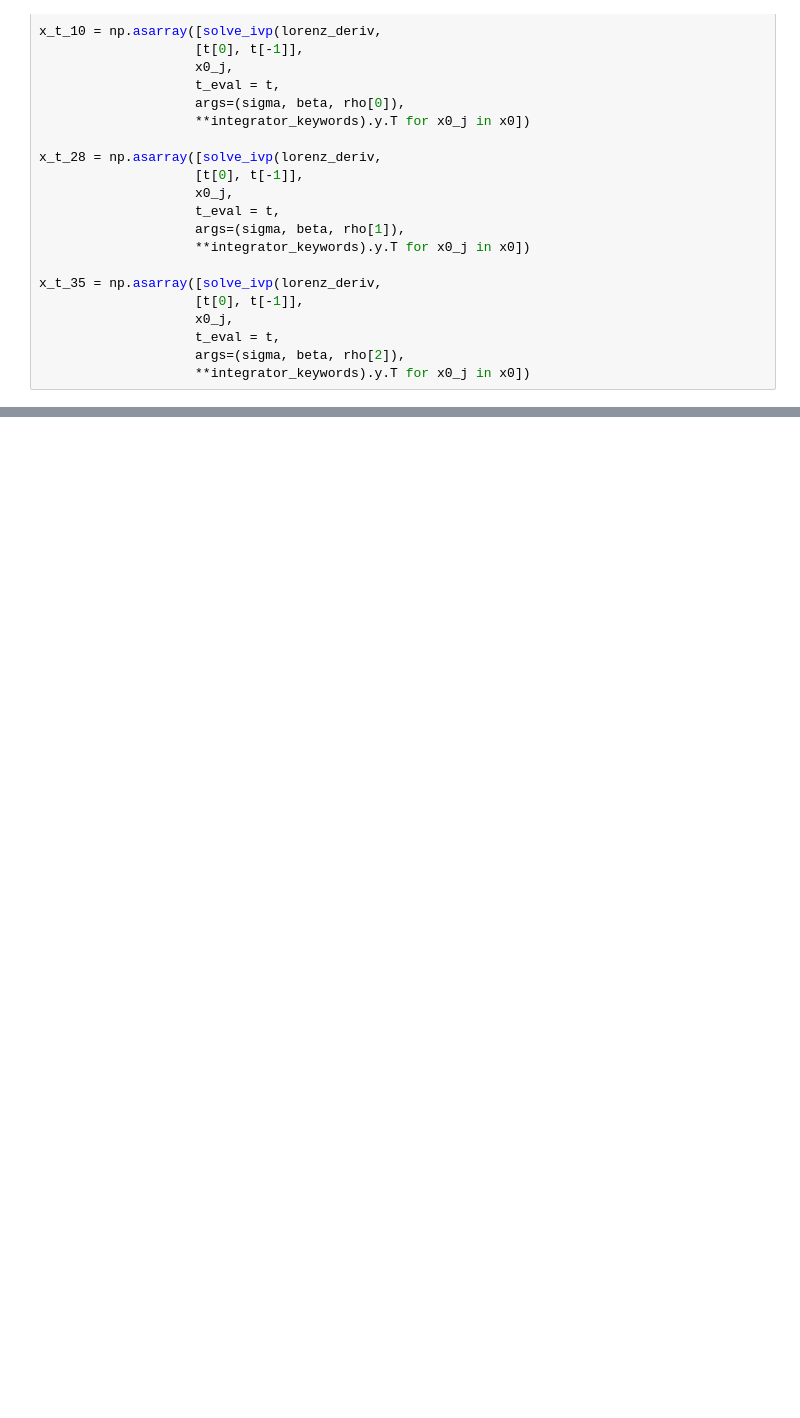
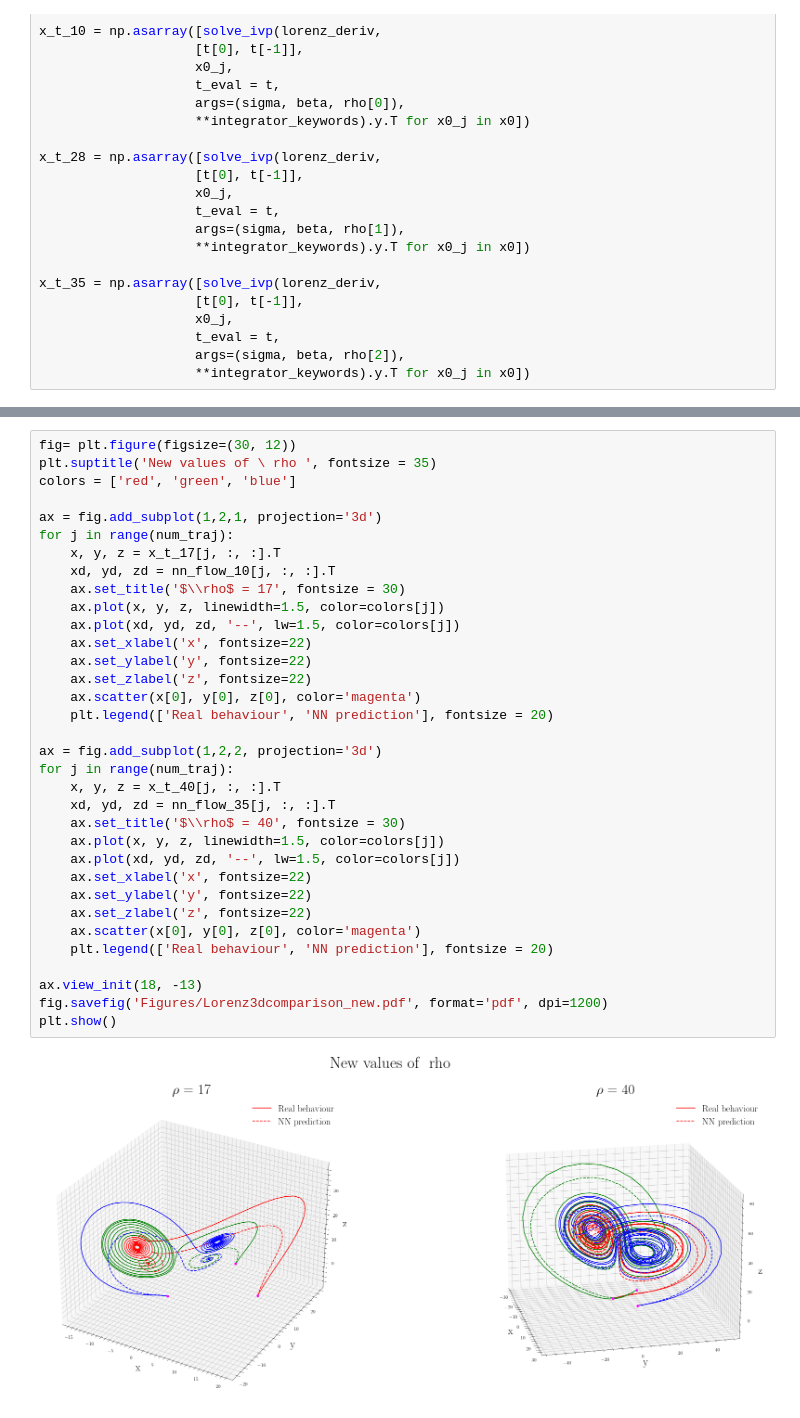
Before and after one commit to tdinelli/Modelling-From-Measurements, a Jupyter notebook: Notebooks/Part-3.ipynb, the cells around one changed output, grey strips where cells are left out. Saved outputs shown, nothing was run; the diff lists cells and outputs as text; blank space fills up the shorter version.

```diff
--- a/Notebooks/Part-3.ipynb
+++ b/Notebooks/Part-3.ipynb
@@ -215,0 +414,36 @@ for jj, tval in enumerate(t[:-1]):
+# %%
+fig= plt.figure(figsize=(30, 12))
+plt.suptitle('New values of \ rho ', fontsize = 35)
+colors = ['red', 'green', 'blue']
+
+ax = fig.add_subplot(1,2,1, projection='3d')
+for j in range(num_traj):
+    x, y, z = x_t_17[j, :, :].T
+    xd, yd, zd = nn_flow_10[j, :, :].T
+    ax.set_title('$\\rho$ = 17', fontsize = 30)
+    ax.plot(x, y, z, linewidth=1.5, color=colors[j])
+    ax.plot(xd, yd, zd, '--', lw=1.5, color=colors[j])
+    ax.set_xlabel('x', fontsize=22)
+    ax.set_ylabel('y', fontsize=22)
+    ax.set_zlabel('z', fontsize=22)
+    ax.scatter(x[0], y[0], z[0], color='magenta')
+    plt.legend(['Real behaviour', 'NN prediction'], fontsize = 20)
+
+ax = fig.add_subplot(1,2,2, projection='3d')
+for j in range(num_traj):
+    x, y, z = x_t_40[j, :, :].T
+    xd, yd, zd = nn_flow_35[j, :, :].T
+    ax.set_title('$\\rho$ = 40', fontsize = 30)
+    ax.plot(x, y, z, linewidth=1.5, color=colors[j])
+    ax.plot(xd, yd, zd, '--', lw=1.5, color=colors[j])
+    ax.set_xlabel('x', fontsize=22)
+    ax.set_ylabel('y', fontsize=22)
+    ax.set_zlabel('z', fontsize=22)
+    ax.scatter(x[0], y[0], z[0], color='magenta')
+    plt.legend(['Real behaviour', 'NN prediction'], fontsize = 20)
+
+ax.view_init(18, -13)
+fig.savefig('Figures/Lorenz3dcomparison_new.pdf', format='pdf', dpi=1200)
+plt.show()
+# %% [output]
+[figure, added]
```
Also changed, not shown: parts of 17 cells of this notebook.
